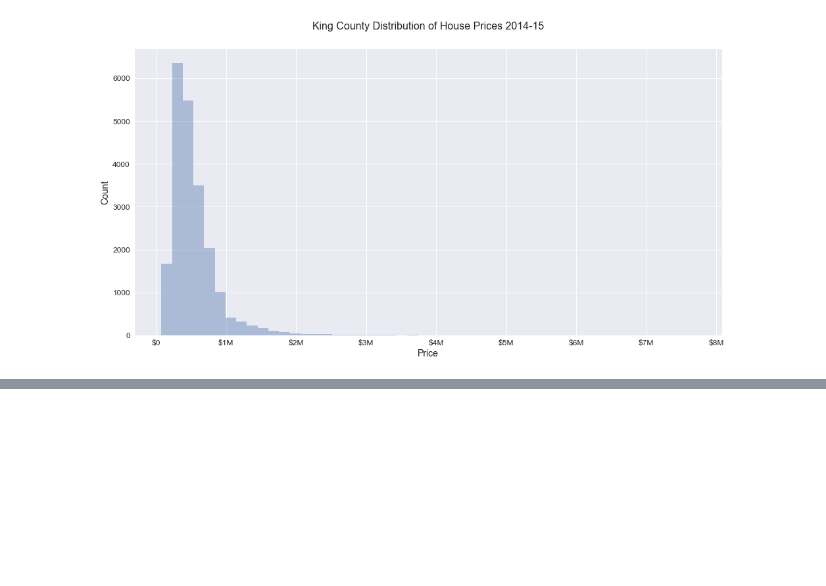
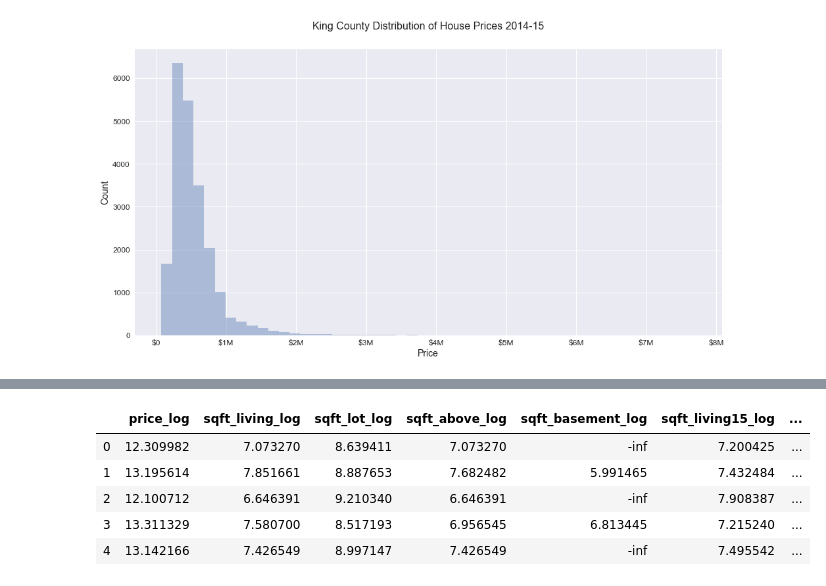
Before and after one commit to toopster/dsc-mod-2-project-v2-1-online-ds-sp-000, a Jupyter notebook: index.ipynb, the cells around one changed output, grey strips where cells are left out. Saved outputs shown, nothing was run; the diff lists cells and outputs as text; code cells hidden in the pictures; blank space fills up the shorter version.

```diff
--- a/index.ipynb
+++ b/index.ipynb
@@ -36,7 +38,7 @@ Business case will appear here once I have written it.  Something along the line
 
 This section presents an initial step to investigate, understand and document the available data fields and relationships, highlighting any potential issues / shortcomings within the datasets supplied.
 # %%
-# Import the relevant libraries for data discovery
+# Import the relevant libraries for data discovery and regression analysis
 import pandas as pd
 import numpy as np
 import datetime
@@ -44,8 +46,11 @@ import seaborn as sns
 import matplotlib.pyplot as plt
 %matplotlib inline
 
+from sklearn.linear_model import LinearRegression
+from sklearn.model_selection import cross_val_score, KFold
+
 plt.style.use('seaborn')
-pd.set_option("max_rows", None)
+# pd.set_option("max_rows", None)
 # %%
 # Import the relevant data file from the repository then inspect the data
 house_sales = pd.read_csv('kc_house_data.csv')
@@ -359,0 +392,33 @@ plt.show();
+# %%
+# Log transform continuous variables and one-hot encode categoricals
+
+continuous = ['price','sqft_living','sqft_lot','sqft_above','sqft_basement','sqft_living15','sqft_lot15','age']
+categoricals = ['view','condition','grade','zipcode']
+
+house_sales_cont = house_sales[continuous]
+
+# Log features
+log_names = [f'{column}_log' for column in house_sales_cont.columns]
+
+house_sales_log = np.log(house_sales_cont)
+house_sales_log.columns = log_names
+
+# Normalize
+def normalize(feature):
+    return (feature - feature.mean()) / feature.std()
+
+house_sales_log_norm = house_sales_log.apply(normalize)
+
+# One-hot encode categoricals
+house_sales_ohe = pd.get_dummies(house_sales[categoricals], prefix=categoricals)
+
+# hs_preprocessed = pd.concat([house_sales_cont, house_sales_log], axis=1)
+
+# hs_preprocessed.head()
+# %% [output]
+|  | price_log | sqft_living_log | sqft_lot_log | sqft_above_log | sqft_basement_log | sqft_living15_log | ... |
+| 0 | 12.309982 | 7.073270 | 8.639411 | 7.073270 | -inf | 7.200425 | ... |
+| 1 | 13.195614 | 7.851661 | 8.887653 | 7.682482 | 5.991465 | 7.432484 | ... |
+| 2 | 12.100712 | 6.646391 | 9.210340 | 6.646391 | -inf | 7.908387 | ... |
+| 3 | 13.311329 | 7.580700 | 8.517193 | 6.956545 | 6.813445 | 7.215240 | ... |
+| 4 | 13.142166 | 7.426549 | 8.997147 | 7.426549 | -inf | 7.495542 | ... |
```
Also changed, not shown: parts of 15 cells of this notebook, 1 other file.
